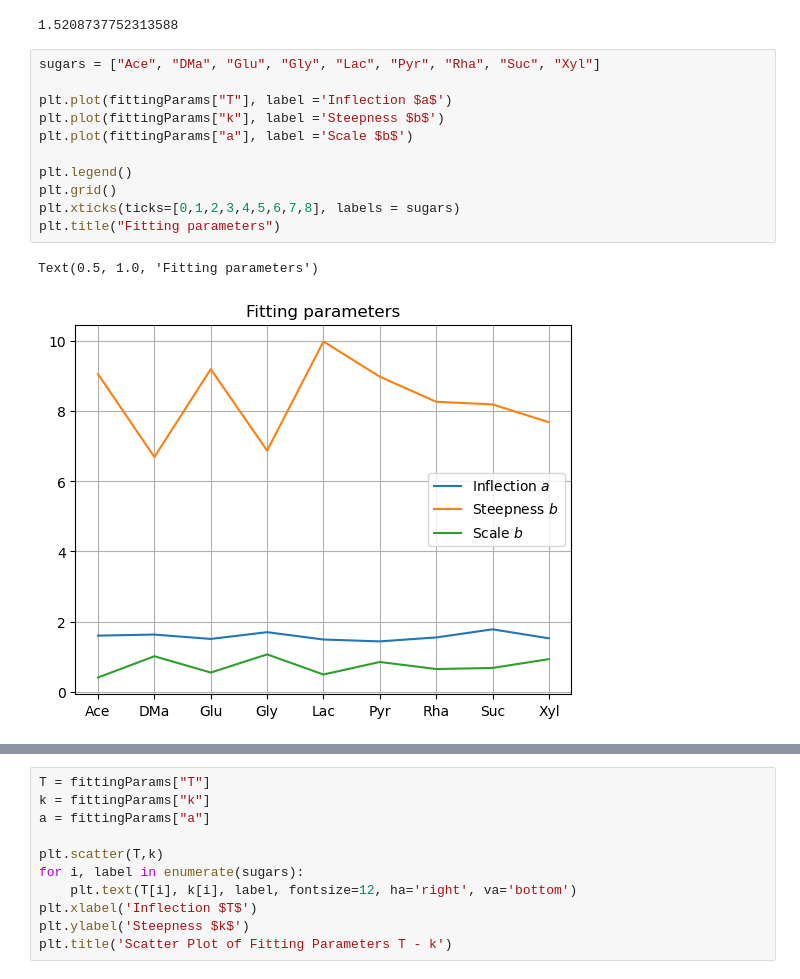
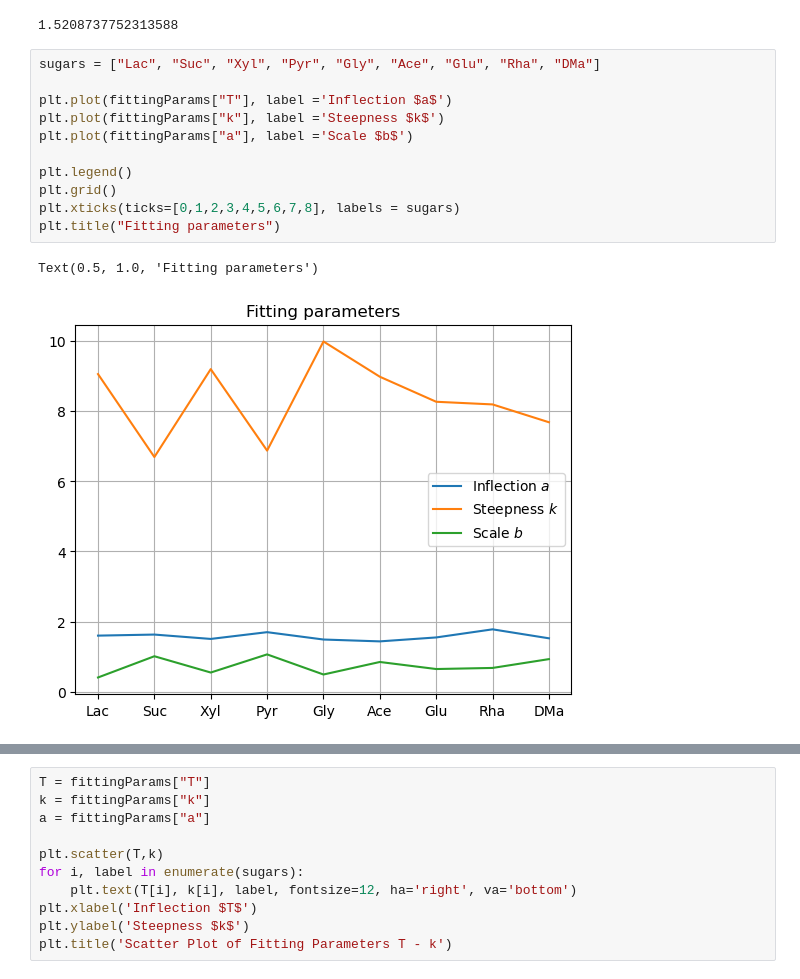
Before and after one commit to Vladi700/PoD_microbial_growth, a Jupyter notebook: empirical_hazard.ipynb, the cells around one changed output, grey strips where cells are left out. Saved outputs shown, nothing was run; the diff lists cells and outputs as text.

```diff
--- a/empirical_hazard.ipynb
+++ b/empirical_hazard.ipynb
@@ -216,16 +216,16 @@ fittingParams['T'][8]
 # %% [output]
 1.5208737752313588
 # %%
-sugars = ["Ace", "DMa", "Glu", "Gly", "Lac", "Pyr", "Rha", "Suc", "Xyl"]
+sugars = ["Lac", "Suc", "Xyl", "Pyr", "Gly", "Ace", "Glu", "Rha", "DMa"]
 
 plt.plot(fittingParams["T"], label ='Inflection $a$')
-plt.plot(fittingParams["k"], label ='Steepness $b$')
+plt.plot(fittingParams["k"], label ='Steepness $k$')
 plt.plot(fittingParams["a"], label ='Scale $b$')
 
 plt.legend()
 plt.grid()
 plt.xticks(ticks=[0,1,2,3,4,5,6,7,8], labels = sugars)
 plt.title("Fitting parameters")
 # %% [output]
 Text(0.5, 1.0, 'Fitting parameters')
-[figure, old version]
+[figure, new version]
```
Also changed, not shown: parts of 7 cells of this notebook, 1 other file.
